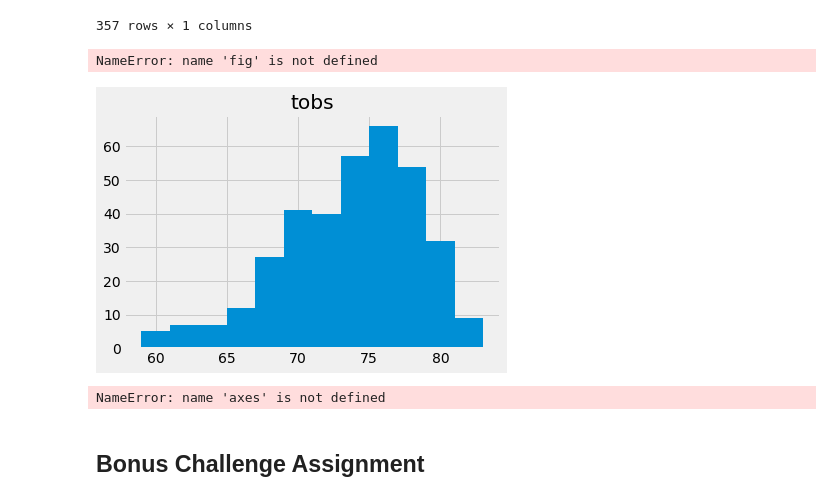
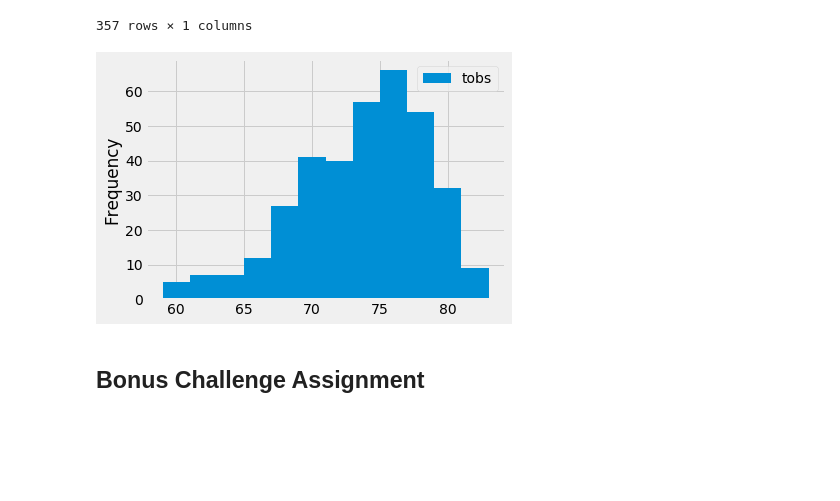
Before and after one commit to arvinseeva/sqlalchemy-challenge, a Jupyter notebook: climate_starter.ipynb, the cells around one changed output. Cells and saved outputs as stored; diff of their text form; code cells hidden in the pictures; blank space fills up the shorter version.

```diff
--- a/climate_starter.ipynb
+++ b/climate_starter.ipynb
@@ -284,23 +284,13 @@ last_station.sort_values("date", ascending=True).set_index("date")
 | 2017-08-17 | 76.0 |
 | 2017-08-18 | 79.0 |
 357 rows × 1 columns
-# %%
-#and plot the results as a histogram
-
-#fig, axes = pyplot.subplots(sharey=True)
-#ax = last_station.plot.bar(x='date', y='tobs', rot=45)
-last_station.hist(bins=12)
-fig.text(0.5, -0.1, 'Temperature (F)', ha='center')
-fig.text(0, 0.5, 'Frequency', va='center', rotation='vertical')
-pyplot.suptitle("Temperature distribution from Aug 2016 to Aug 2017 for station USC00519281", x=0.5, y=1.05, ha='center', fontsize='xx-large')
-# %% [output]
-NameError: name 'fig' is not defined
-[figure, removed]
-# %%
-last_station.hist(bins=12, ax=axes)
-last_station.plot(kind="bar", figsize=(20,3))
-# %% [output]
-NameError: name 'axes' is not defined
+# %%
+#and plot the results as a histogram
+
+last_station_obs = last_station.plot.hist(bins=12)
+plt.tight_layout()
+# %% [output]
+[figure, added]
 # %% [markdown]
 ## Bonus Challenge Assignment
 # %%
```
